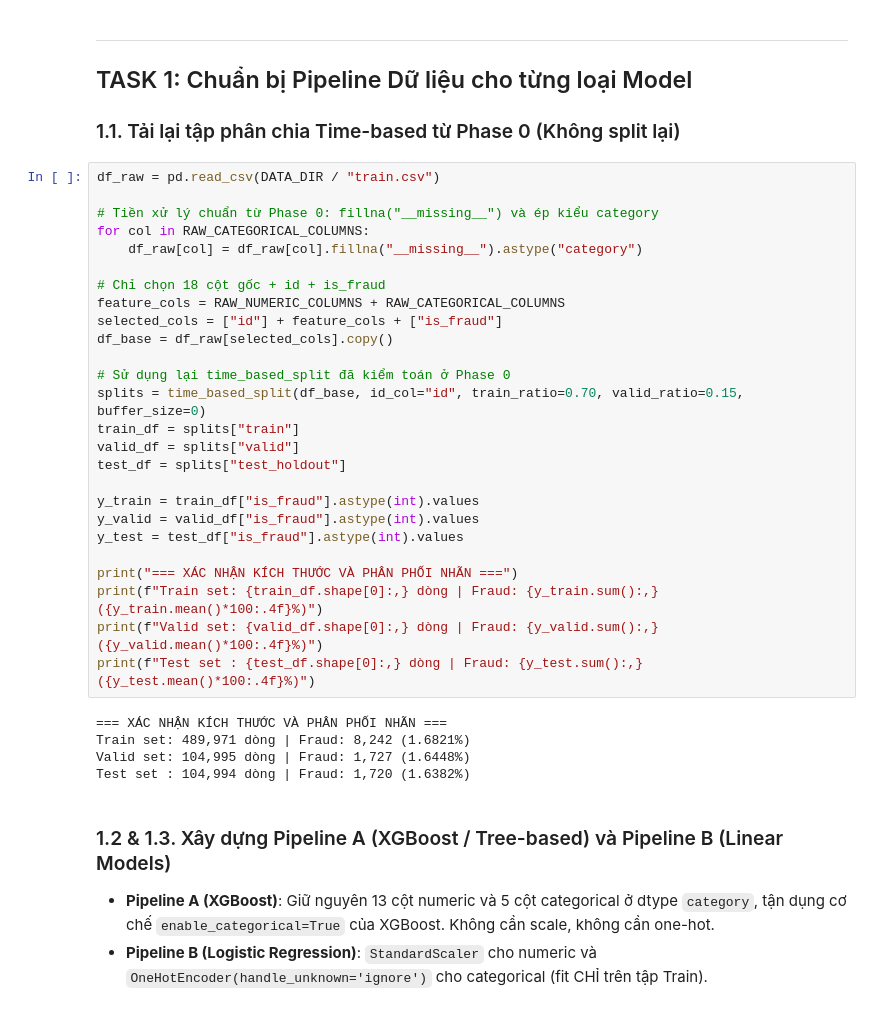
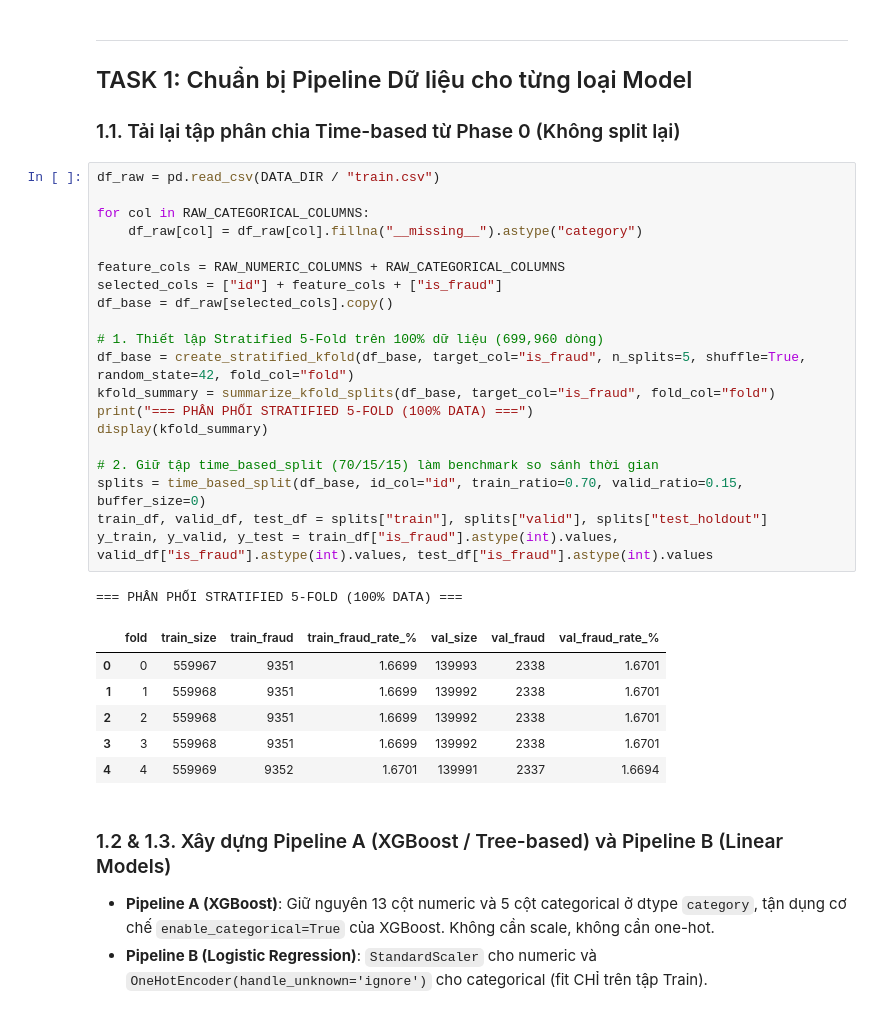
Before and after one commit to nghthanhlong/FraudDetection, a Jupyter notebook: notebooks/04_baseline_modeling.ipynb, the cells around one changed output. Drawn from its saved outputs; the diff is of its cells as text.

```diff
--- a/notebooks/04_baseline_modeling.ipynb
+++ b/notebooks/04_baseline_modeling.ipynb
@@ -63,34 +48,31 @@ XGBoost version: 3.4.1
 # %%
 df_raw = pd.read_csv(DATA_DIR / "train.csv")
 
-# Tiền xử lý chuẩn từ Phase 0: fillna("__missing__") và ép kiểu category
 for col in RAW_CATEGORICAL_COLUMNS:
     df_raw[col] = df_raw[col].fillna("__missing__").astype("category")
 
-# Chỉ chọn 18 cột gốc + id + is_fraud
 feature_cols = RAW_NUMERIC_COLUMNS + RAW_CATEGORICAL_COLUMNS
 selected_cols = ["id"] + feature_cols + ["is_fraud"]
 df_base = df_raw[selected_cols].copy()
 
-# Sử dụng lại time_based_split đã kiểm toán ở Phase 0
+# 1. Thiết lập Stratified 5-Fold trên 100% dữ liệu (699,960 dòng)
+df_base = create_stratified_kfold(df_base, target_col="is_fraud", n_splits=5, shuffle=True, random_state=42, fold_col="fold")
+kfold_summary = summarize_kfold_splits(df_base, target_col="is_fraud", fold_col="fold")
+print("=== PHÂN PHỐI STRATIFIED 5-FOLD (100% DATA) ===")
+display(kfold_summary)
+
+# 2. Giữ tập time_based_split (70/15/15) làm benchmark so sánh thời gian
 splits = time_based_split(df_base, id_col="id", train_ratio=0.70, valid_ratio=0.15, buffer_size=0)
-train_df = splits["train"]
-valid_df = splits["valid"]
-test_df = splits["test_holdout"]
-
-y_train = train_df["is_fraud"].astype(int).values
-y_valid = valid_df["is_fraud"].astype(int).values
-y_test = test_df["is_fraud"].astype(int).values
-
-print("=== XÁC NHẬN KÍCH THƯỚC VÀ PHÂN PHỐI NHÃN ===")
-print(f"Train set: {train_df.shape[0]:,} dòng | Fraud: {y_train.sum():,} ({y_train.mean()*100:.4f}%)")
-print(f"Valid set: {valid_df.shape[0]:,} dòng | Fraud: {y_valid.sum():,} ({y_valid.mean()*100:.4f}%)")
-print(f"Test set : {test_df.shape[0]:,} dòng | Fraud: {y_test.sum():,} ({y_test.mean()*100:.4f}%)")
+train_df, valid_df, test_df = splits["train"], splits["valid"], splits["test_holdout"]
+y_train, y_valid, y_test = train_df["is_fraud"].astype(int).values, valid_df["is_fraud"].astype(int).values, test_df["is_fraud"].astype(int).values
 # %% [output]
-=== XÁC NHẬN KÍCH THƯỚC VÀ PHÂN PHỐI NHÃN ===
-Train set: 489,971 dòng | Fraud: 8,242 (1.6821%)
-Valid set: 104,995 dòng | Fraud: 1,727 (1.6448%)
-Test set : 104,994 dòng | Fraud: 1,720 (1.6382%)
+=== PHÂN PHỐI STRATIFIED 5-FOLD (100% DATA) ===
+|  | fold | train_size | train_fraud | train_fraud_rate_% | val_size | val_fraud | val_fraud_rate_% |
+| 0 | 0 | 559967 | 9351 | 1.6699 | 139993 | 2338 | 1.6701 |
+| 1 | 1 | 559968 | 9351 | 1.6699 | 139992 | 2338 | 1.6701 |
+| 2 | 2 | 559968 | 9351 | 1.6699 | 139992 | 2338 | 1.6701 |
+| 3 | 3 | 559968 | 9351 | 1.6699 | 139992 | 2338 | 1.6701 |
+| 4 | 4 | 559969 | 9352 | 1.6701 | 139991 | 2337 | 1.6694 |
 # %% [markdown]
 ### 1.2 & 1.3. Xây dựng Pipeline A (XGBoost / Tree-based) và Pipeline B (Linear Models)
 - **Pipeline A (XGBoost)**: Giữ nguyên 13 cột numeric và 5 cột categorical ở dtype `category`, tận dụng cơ chế `enable_categorical=True` của XGBoost. Không cần scale, không cần one-hot.
```
Also changed, not shown: parts of 5 cells of this notebook, 19 other files.
